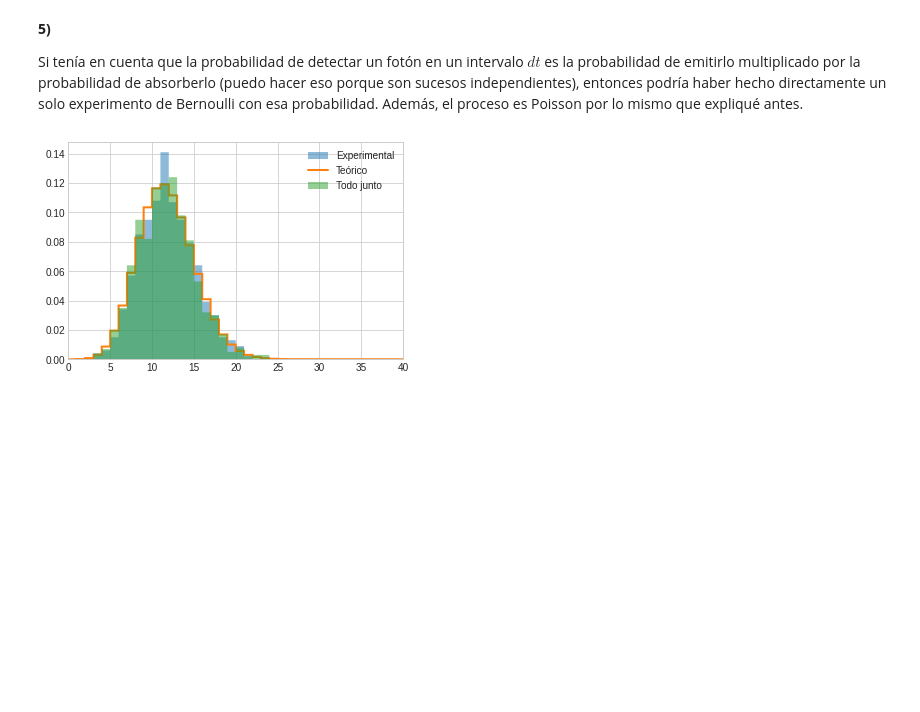
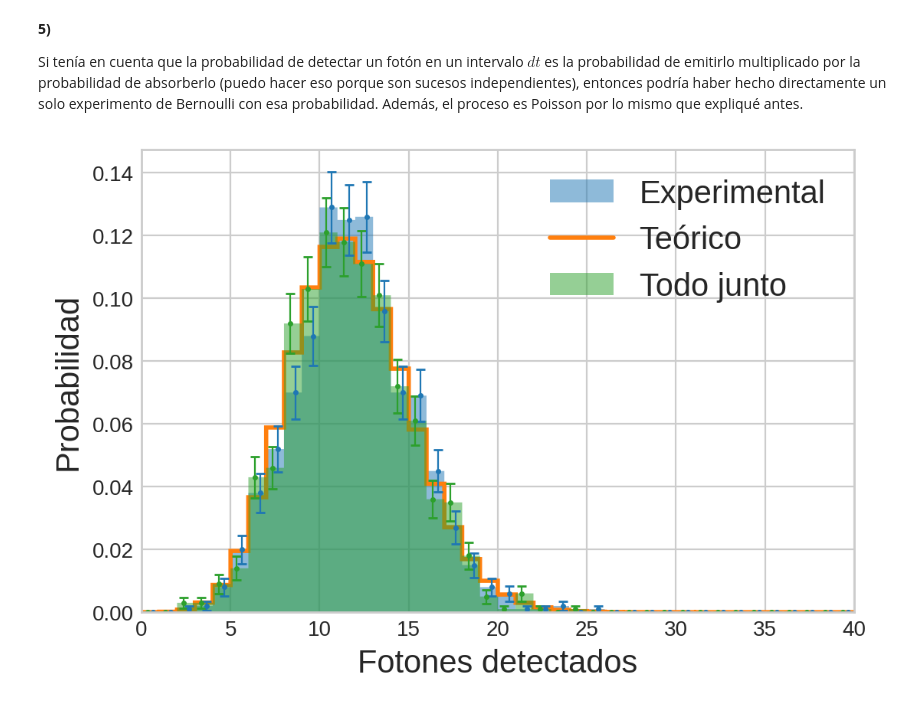
Before and after one commit to tdinapoli/mefe, a Jupyter notebook: tps/tp1/tp1.ipynb, the cells around one changed output. Cells and saved outputs as stored; diff of their text form; code cells hidden in the pictures; blank space fills up the shorter version.

````diff
--- a/tps/tp1/tp1.ipynb
+++ b/tps/tp1/tp1.ipynb
@@ -12,8 +10,14 @@ Primero importo las librerías que voy a necesitar.
 # %%
 import numpy as np
 import matplotlib.pyplot as plt
+import matplotlib as mpl
 from scipy.stats import binom, hypergeom, poisson
 plt.style.use('seaborn-whitegrid')
+mpl.rcParams['figure.dpi'] = 200
+mpl.rcParams['legend.fontsize'] = 15
+mpl.rcParams['axes.labelsize'] = 15
+mpl.rcParams['xtick.labelsize'] = 10
+mpl.rcParams['ytick.labelsize'] = 10
 # %% [markdown]
 Defino una función ```bernoulli```, que toma ```n``` la cantidad de veces que "tiramos una moneda" y ```p``` la probabilidad de que salga cara (que lo represento con un 1). Opcionalmente toma ```size``` para que el resultado sea un array de experimentos de Bernoulli de la forma que yo quiera.
 
@@ -145,9 +164,12 @@
 # %%
 rv = poisson(eficiencia * Dt*I)
 
-# Para cada experimento de emisión de la fuente, hago un bernoulli con esa cantidad de fotones emitidos.
+# Para cada experimento de emisión de la fuente,
+# hago un bernoulli con esa cantidad de fotones emitidos.
 # Eso simula la probabilidad de detectar los fotones emitidos.
-fotones_detectados = np.array([contar_exitos(bernoulli(fot_emit, eficiencia)) for fot_emit in experimentos])
+fotones_detectados = np.array(
+    [contar_exitos(bernoulli(fot_emit, eficiencia)) for fot_emit in experimentos]
+    )
 # %%
 # Creo los histogramas teóricos y generados
 freq_teo = np.array([rv.pmf(x) for x in range(m)])
@@ -183,15 +212,28 @@ experimentos_todo_junto = contar_exitos(fotones_detectados_todo_junto, axis=1)
 # %%
 # Creo el histograma del experimento teniendo en cuenta todo junto
 freq_todo_junto, bin_edges_todo_junto = np.histogram(experimentos_todo_junto,
                              bins=range(m+1),
                              density=True)
+# Grafico errores
+bin_width = bin_edges[1] - bin_edges[0]
+bin_centers = bin_edges[:-1] + bin_width/2
+barras_error_todo_junto = np.sqrt(freq_todo_junto)/np.sqrt(len(experimentos_todo_junto))
+barras_error = np.sqrt(freq)/np.sqrt(len(fotones_detectados))
+offset = 0.15 * bin_width * np.ones(len(bin_centers))
+
+plt.errorbar(bin_centers - offset, freq_todo_junto, yerr=barras_error_todo_junto,
+             color='C2', fmt='.', markersize=3, linewidth=0.8, capsize=2)
+plt.errorbar(bin_centers + offset, freq, yerr=barras_error, color='C0',
+             fmt='.', markersize=3, linewidth=0.8, capsize=2)
 
 # Grafico reutilizando las frecuencias teóricas que calculé antes, pues son las mismas
 plt.stairs(freq, bin_edges, fill=True, label="Experimental", alpha=0.5)
 plt.stairs(freq_teo, bin_edges, linewidth=2,label="Teórico")
 plt.stairs(freq_todo_junto, bin_edges, fill=True,label="Todo junto", alpha=0.5)
 plt.xlim([0,40])
+plt.xlabel("Fotones detectados")
+plt.ylabel("Probabilidad")
 plt.legend()
 plt.show()
 # %% [output]
-[figure, old version]
+[figure, new version]
````
Also changed, not shown: parts of 9 cells of this notebook, 1 other file.
